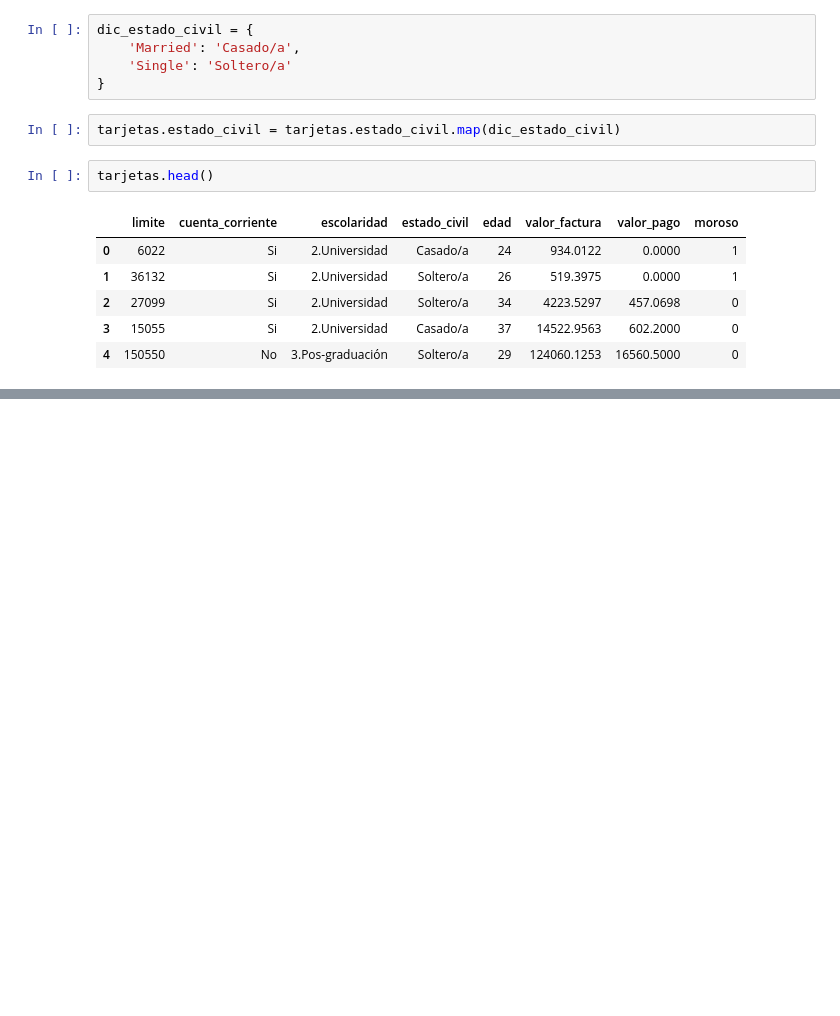
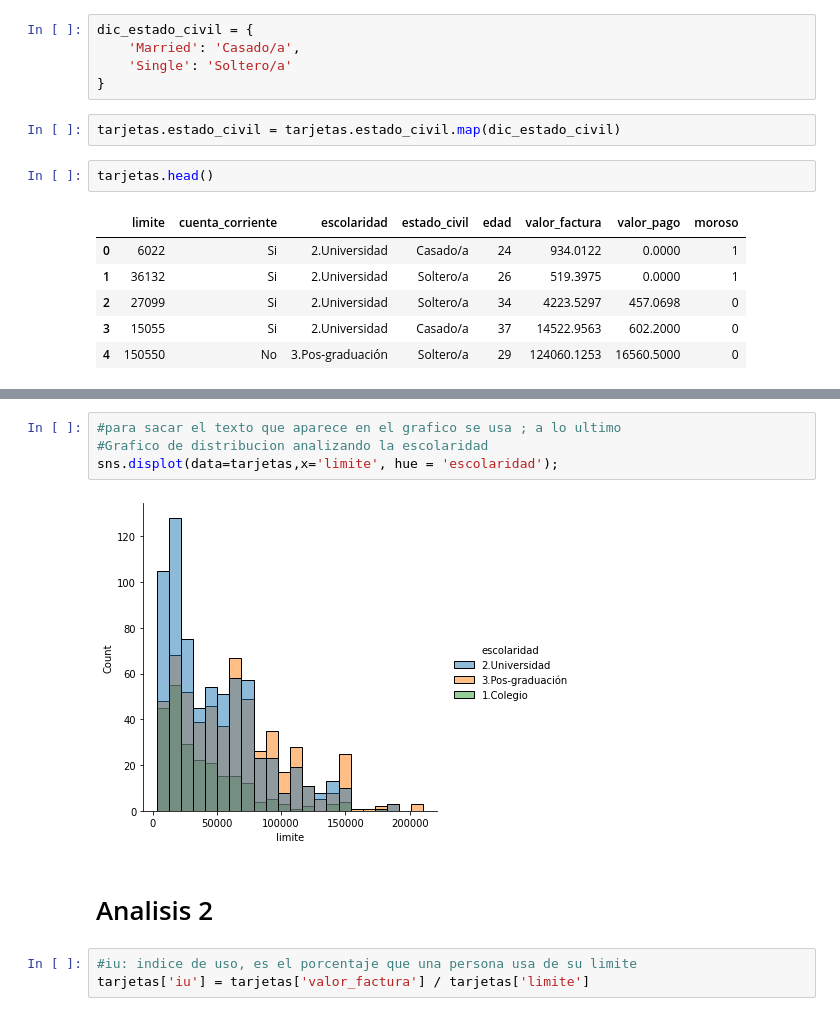
Before and after one commit to exequiel-farias/visualizacion-de-datos, a Jupyter notebook: Analisis_de_datos.ipynb, the cells around one changed output, grey strips where cells are left out. Saved outputs shown, nothing was run; the diff lists cells and outputs as text; blank space fills up the shorter version.

```diff
--- a/Analisis_de_datos.ipynb
+++ b/Analisis_de_datos.ipynb
@@ -164,0 +210,11 @@ tarjetas.head()
+# %%
+#para sacar el texto que aparece en el grafico se usa ; a lo ultimo
+#Grafico de distribucion analizando la escolaridad
+sns.displot(data=tarjetas,x='limite', hue = 'escolaridad');
+# %% [output]
+[figure, added]
+# %% [markdown]
+# Analisis 2
+# %%
+#iu: indice de uso, es el porcentaje que una persona usa de su limite
+tarjetas['iu'] = tarjetas['valor_factura'] / tarjetas['limite']
```
Also changed, not shown: parts of 16 cells of this notebook.
